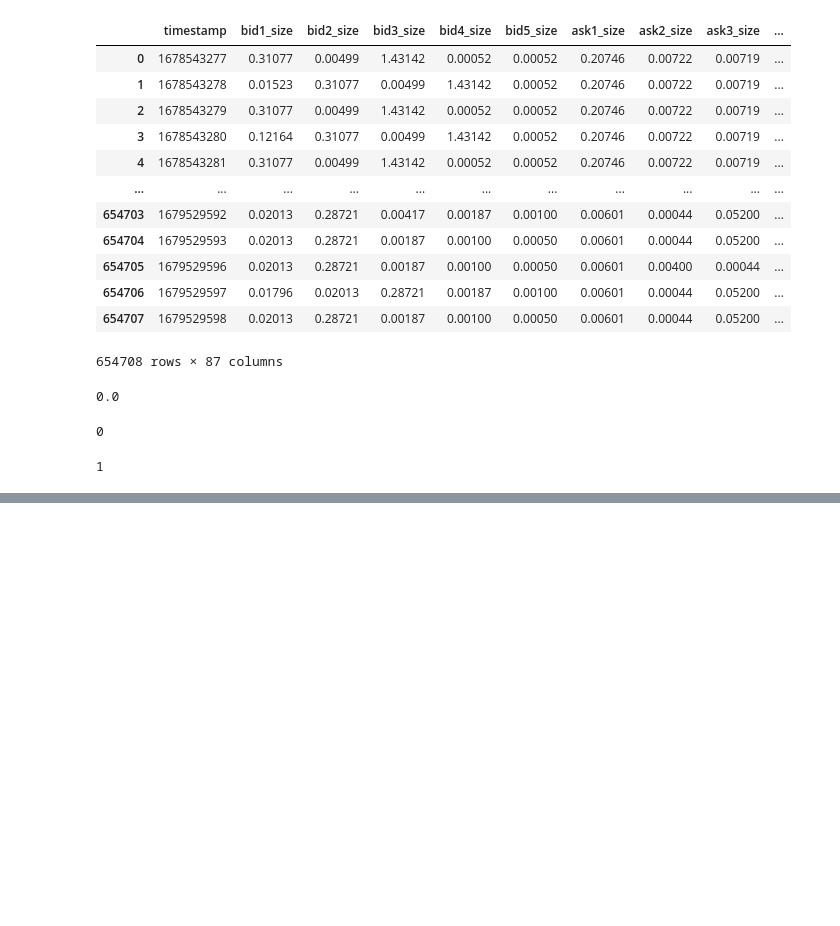
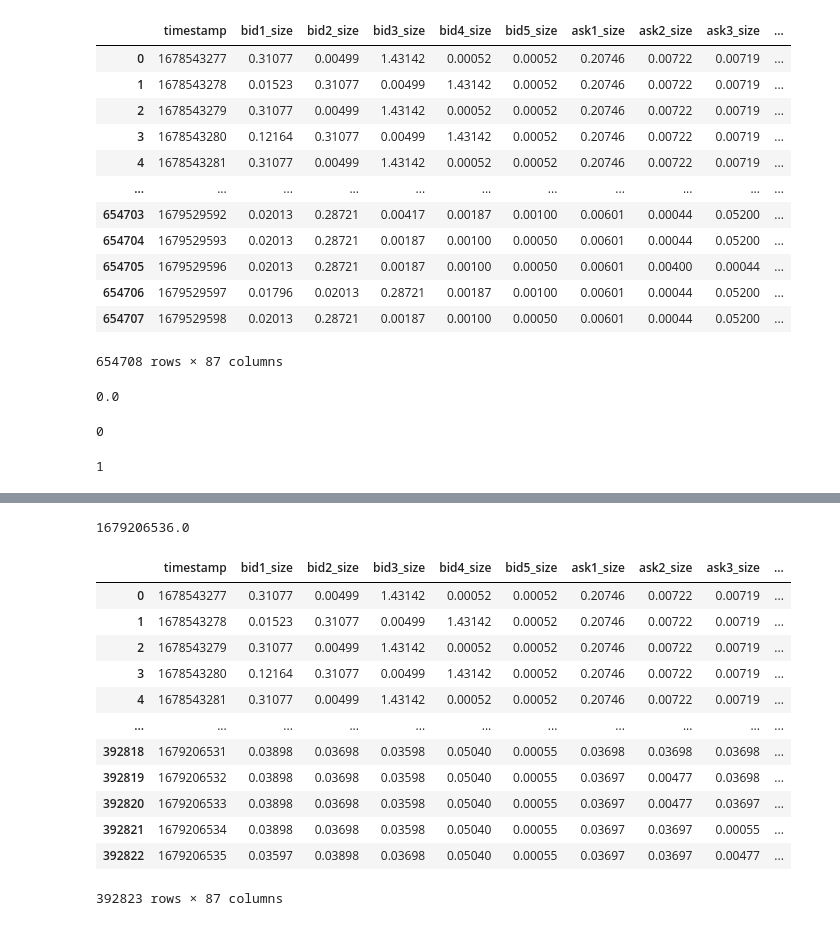
Before and after one commit to qinmoelei/HFT_03_28, a Jupyter notebook: tool/overlook.ipynb, the cells around one changed output, grey strips where cells are left out. Saved outputs shown, nothing was run; the diff lists cells and outputs as text; code cells hidden in the pictures; blank space fills up the shorter version.

```diff
--- a/tool/overlook.ipynb
+++ b/tool/overlook.ipynb
@@ -68,3 +68,8 @@ int(0.7)
 int(1.99)
 # %% [output]
 1
+# %%
+import pandas as pd
+import numpy as np
+train=pd.read_feather("/data1/sunshuo/qml/HFT/HFT_03_28/data/BTCTUSD/2023/train.feather")
+train
@@ -70,0 +92,21 @@ int(1.99)
+# %%
+train=train.iloc[:-1]
+a["timestamp"]
+# %% [output]
+1679206536.0
+# %%
+train
+# %% [output]
+|  | timestamp | bid1_size | bid2_size | bid3_size | bid4_size | bid5_size | ask1_size | ask2_size | ask3_size | ... |
+| 0 | 1678543277 | 0.31077 | 0.00499 | 1.43142 | 0.00052 | 0.00052 | 0.20746 | 0.00722 | 0.00719 | ... |
+| 1 | 1678543278 | 0.01523 | 0.31077 | 0.00499 | 1.43142 | 0.00052 | 0.20746 | 0.00722 | 0.00719 | ... |
+| 2 | 1678543279 | 0.31077 | 0.00499 | 1.43142 | 0.00052 | 0.00052 | 0.20746 | 0.00722 | 0.00719 | ... |
+| 3 | 1678543280 | 0.12164 | 0.31077 | 0.00499 | 1.43142 | 0.00052 | 0.20746 | 0.00722 | 0.00719 | ... |
+| 4 | 1678543281 | 0.31077 | 0.00499 | 1.43142 | 0.00052 | 0.00052 | 0.20746 | 0.00722 | 0.00719 | ... |
+| ... | ... | ... | ... | ... | ... | ... | ... | ... | ... | ... |
+| 392818 | 1679206531 | 0.03898 | 0.03698 | 0.03598 | 0.05040 | 0.00055 | 0.03698 | 0.03698 | 0.03698 | ... |
+| 392819 | 1679206532 | 0.03898 | 0.03698 | 0.03598 | 0.05040 | 0.00055 | 0.03697 | 0.00477 | 0.03698 | ... |
+| 392820 | 1679206533 | 0.03898 | 0.03698 | 0.03598 | 0.05040 | 0.00055 | 0.03697 | 0.00477 | 0.03697 | ... |
+| 392821 | 1679206534 | 0.03898 | 0.03698 | 0.03598 | 0.05040 | 0.00055 | 0.03697 | 0.03697 | 0.00055 | ... |
+| 392822 | 1679206535 | 0.03597 | 0.03898 | 0.03698 | 0.05040 | 0.00055 | 0.03697 | 0.03697 | 0.00477 | ... |
+392823 rows × 87 columns
```
Also changed, not shown: parts of 2 cells of this notebook, 4 other files.
